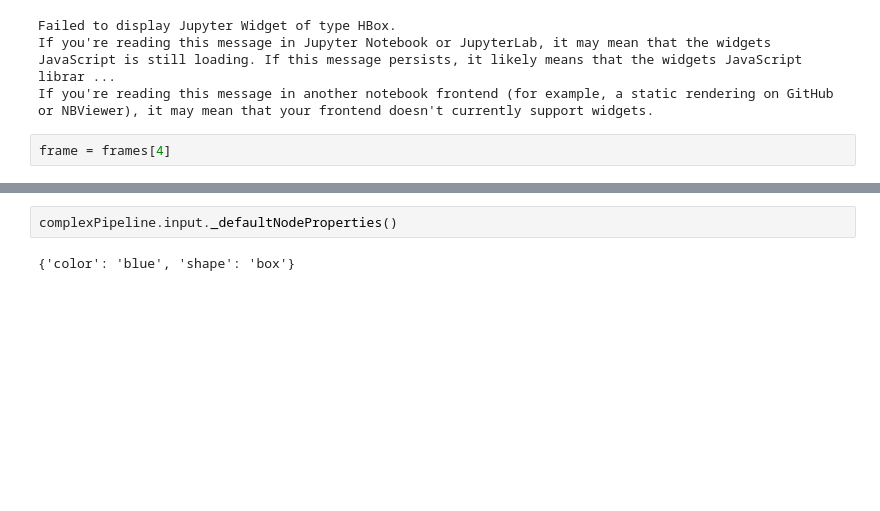
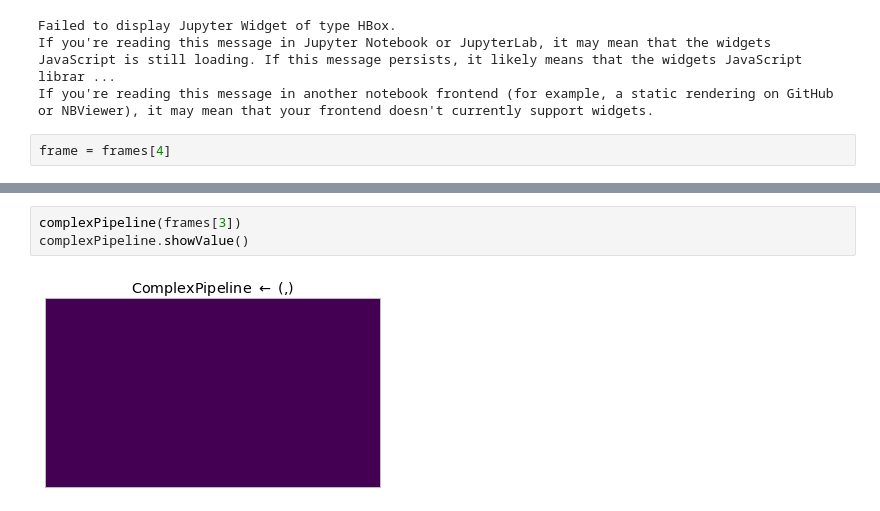
Before and after one commit to tsbertalan/laneLines, a Jupyter notebook: Cvflow.ipynb, the cells around one changed output, grey strips where cells are left out. Drawn from its saved outputs; the diff is of its cells as text; blank space fills up the shorter version.

```diff
--- a/Cvflow.ipynb
+++ b/Cvflow.ipynb
@@ -46,8 +50,9 @@ Saved to /tmp/test.png.
 [drawing not drawn]
-# %%
-complexPipeline.input._defaultNodeProperties()
-# %% [output]
-{'color': 'blue', 'shape': 'box'}
+# %%
+complexPipeline(frames[3])
+complexPipeline.showValue()
+# %% [output]
+[figure, added]
 # %%
 simplePipeline = cf.SimplePipeline()
 simplePipeline(frame)
```
Also changed, not shown: parts of 4 cells of this notebook, 6 other files.
